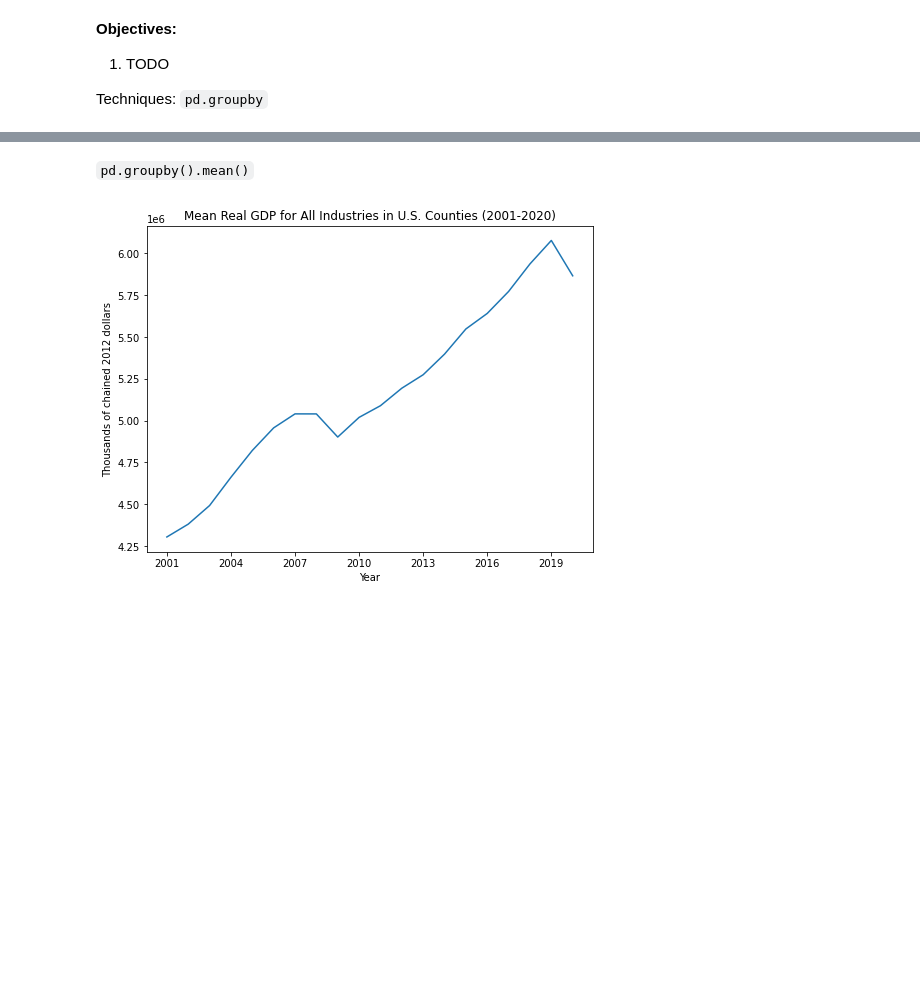
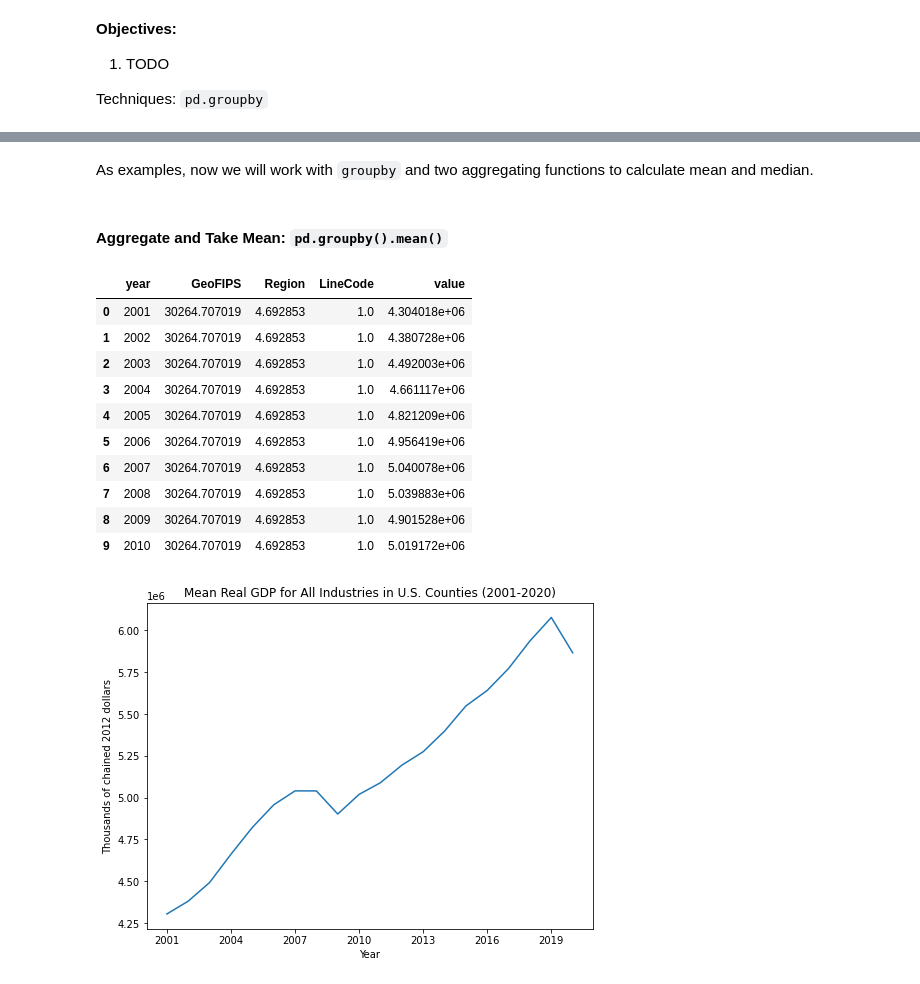
Before and after one commit to oooyiyangc/econ148-dev, a Jupyter notebook: src/data_cleaning.ipynb, the cells around one changed output, grey strips where cells are left out. Saved outputs shown, nothing was run; the diff lists cells and outputs as text; code cells hidden in the pictures; blank space fills up the shorter version.

```diff
--- a/src/data_cleaning.ipynb
+++ b/src/data_cleaning.ipynb
@@ -595,7 +689,22 @@ rgdp_county_allindustry
+# %% [markdown]
+As examples, now we will work with `groupby` and two aggregating functions to calculate mean and median.
 # %% [markdown]
-`pd.groupby().mean()`
+#### Aggregate and Take Mean: `pd.groupby().mean()`
 # %%
 rgdp_county_allindustry_mean = rgdp_county_allindustry.groupby("year").mean().reset_index()
+rgdp_county_allindustry_mean[:10]
+# %% [output]
+|  | year | GeoFIPS | Region | LineCode | value |
+| 0 | 2001 | 30264.707019 | 4.692853 | 1.0 | 4.304018e+06 |
+| 1 | 2002 | 30264.707019 | 4.692853 | 1.0 | 4.380728e+06 |
+| 2 | 2003 | 30264.707019 | 4.692853 | 1.0 | 4.492003e+06 |
+| 3 | 2004 | 30264.707019 | 4.692853 | 1.0 | 4.661117e+06 |
+| 4 | 2005 | 30264.707019 | 4.692853 | 1.0 | 4.821209e+06 |
+| 5 | 2006 | 30264.707019 | 4.692853 | 1.0 | 4.956419e+06 |
+| 6 | 2007 | 30264.707019 | 4.692853 | 1.0 | 5.040078e+06 |
+| 7 | 2008 | 30264.707019 | 4.692853 | 1.0 | 5.039883e+06 |
+| 8 | 2009 | 30264.707019 | 4.692853 | 1.0 | 4.901528e+06 |
+| 9 | 2010 | 30264.707019 | 4.692853 | 1.0 | 5.019172e+06 |
 # %%
 plt.figure(figsize=(8, 6))
 plt.plot(rgdp_county_allindustry_mean["year"], rgdp_county_allindustry_mean["value"])
```
Also changed, not shown: parts of 43 cells of this notebook, 1 other file.
